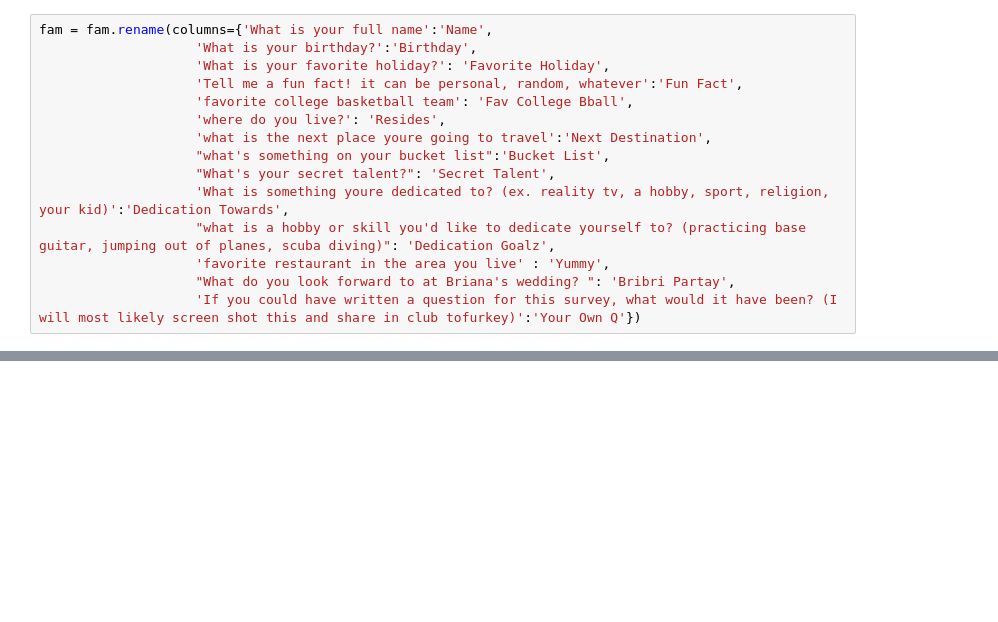
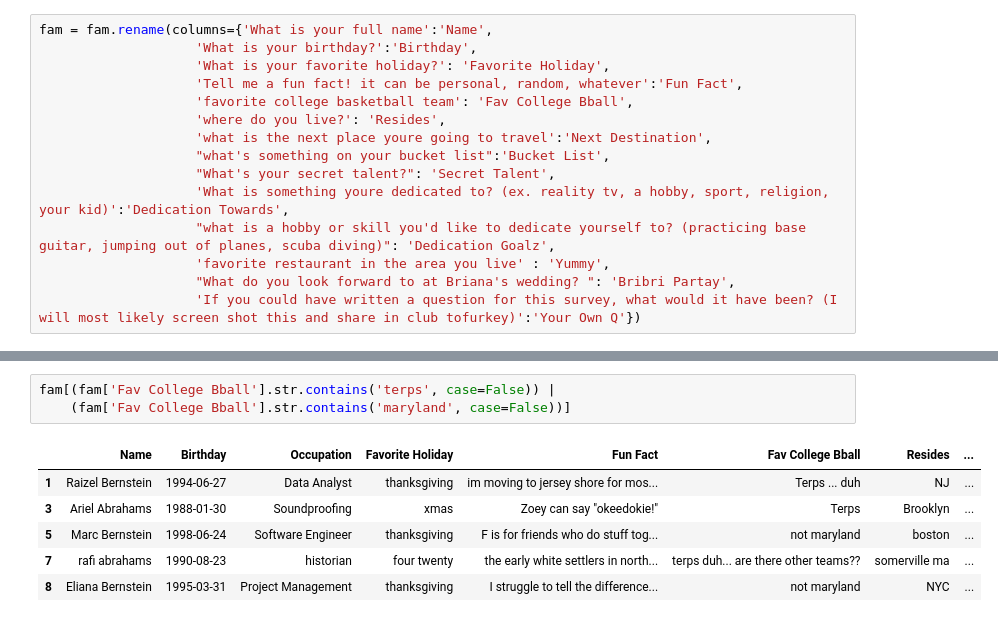
Before and after one commit to MarcBernstein0/raizel-practice-questions, a Jupyter notebook: notebook/family_2023updates.ipynb, the cells around one changed output, grey strips where cells are left out. Cells and saved outputs as stored; diff of their text form; blank space fills up the shorter version.

```diff
--- a/notebook/family_2023updates.ipynb
+++ b/notebook/family_2023updates.ipynb
@@ -71,0 +88,10 @@ fam[fam['Favorite Holiday'].str.contains('thanks', case=False)]
+# %%
+fam[(fam['Fav College Bball'].str.contains('terps', case=False)) |
+    (fam['Fav College Bball'].str.contains('maryland', case=False))]
+# %% [output]
+|  | Name | Birthday | Occupation | Favorite Holiday | Fun Fact | Fav College Bball | Resides | ... |
+| 1 | Raizel Bernstein | 1994-06-27 | Data Analyst | thanksgiving | im moving to jersey shore for mos... | Terps ... duh | NJ | ... |
+| 3 | Ariel Abrahams | 1988-01-30 | Soundproofing | xmas | Zoey can say "okeedokie!" | Terps | Brooklyn | ... |
+| 5 | Marc Bernstein | 1998-06-24 | Software Engineer | thanksgiving | F is for friends who do stuff tog... | not maryland | boston | ... |
+| 7 | rafi abrahams | 1990-08-23 | historian | four twenty | the early white settlers in north... | terps duh... are there other teams?? | somerville ma | ... |
+| 8 | Eliana Bernstein | 1995-03-31 | Project Management | thanksgiving | I struggle to tell the difference... | not maryland | NYC | ... |
```
Also changed, not shown: parts of 12 cells of this notebook.
